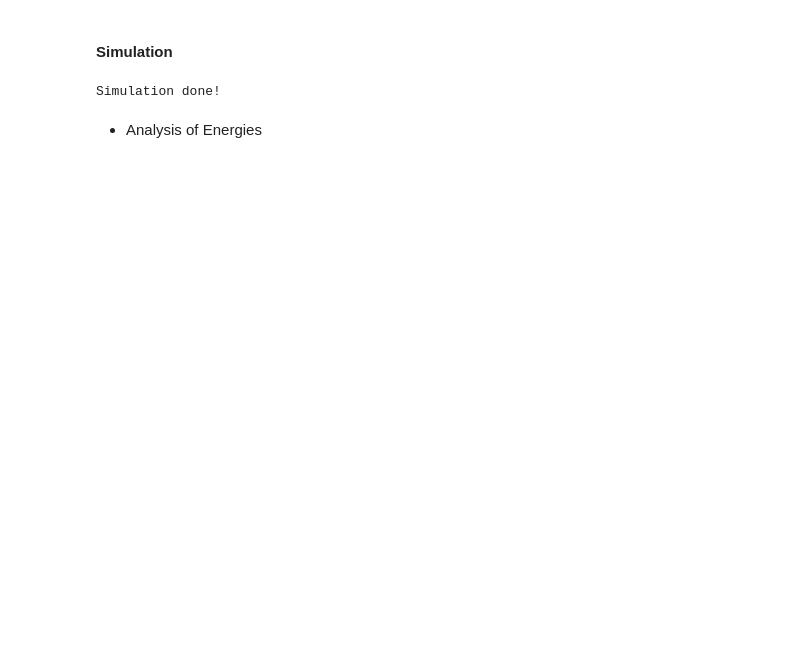
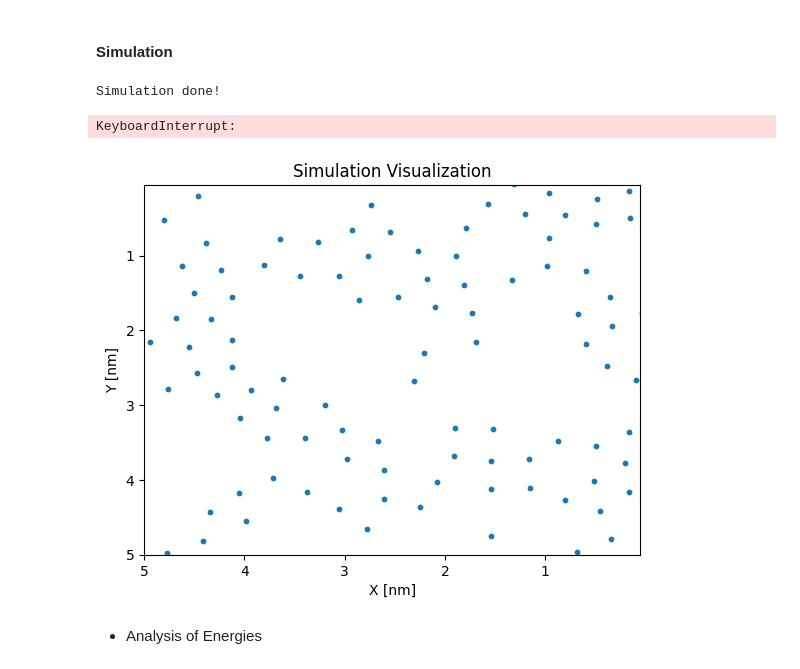
Before and after one commit to DominicNieder/Complex-Classical-Systems, a Jupyter notebook: Sheet03/Sheet03-handin.ipynb, the cells around one changed output. Saved outputs shown, nothing was run; the diff lists cells and outputs as text; code cells hidden in the pictures; blank space fills up the shorter version.

```diff
--- a/Sheet03/Sheet03-handin.ipynb
+++ b/Sheet03/Sheet03-handin.ipynb
@@ -683,18 +652,23 @@ x: [[0.00000000e+00 1.25000000e+00 2.50000000e+00 3.75000000e+00
 # %%
 # data= simulate(
 #         particles=particels
 #         time=TIME_STEPS,  # timesteps
 #         dt=DT,  # ns
 #         box=BOX,
 #         data=data  # Time, phase-space pp, particles
 #     )
 
 print("Simulation done!")
 
+mp4_SD = creat_animation(True, "steepest_decent_jitter", BOX,x_data=x,y_data=y)
+HTML(mp4_SD.to_html5_video())
+
 #mp4 = creat_animation(SAVE_MP4, "sheet02-animation_init-acc-jitter1",BOX, data[:,0,:],data[:,1,:])
 #HTML(mp4.to_html5_video())
 # %% [output]
 Simulation done!
+KeyboardInterrupt:
+[figure, added]
 # %% [markdown]
 * Analysis of Energies
 # %%
```
Also changed, not shown: parts of 13 cells of this notebook.
